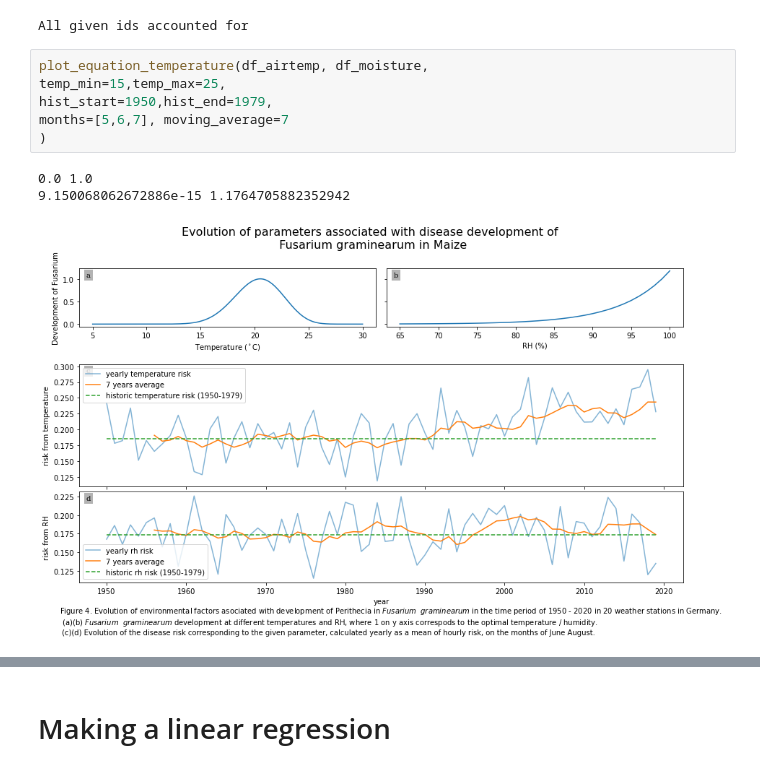
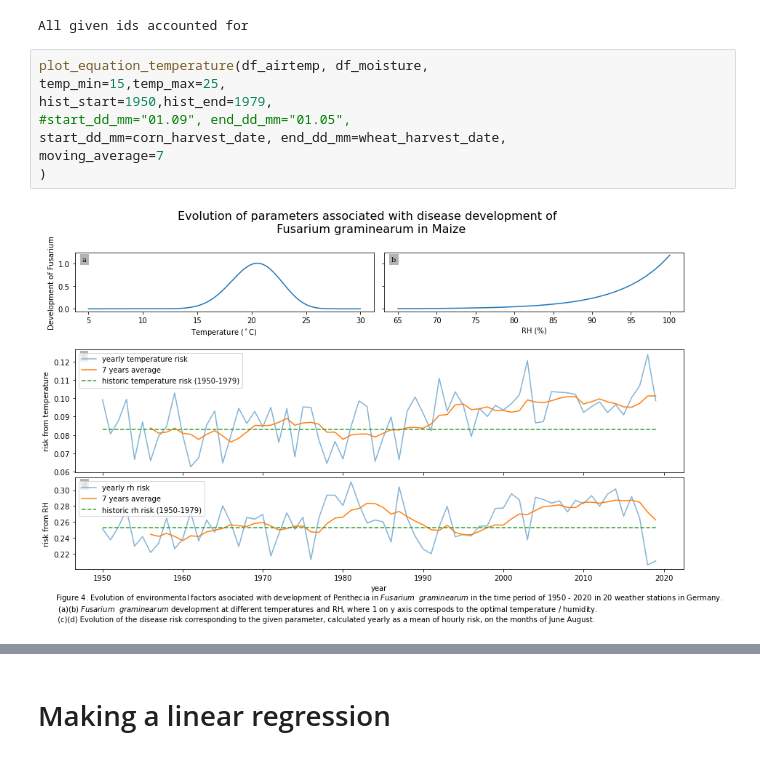
Before and after one commit to serbanradulescu/master_thesis, a Jupyter notebook: project.ipynb, the cells around one changed output, grey strips where cells are left out. Drawn from its saved outputs; the diff is of its cells as text.

```diff
--- a/project.ipynb
+++ b/project.ipynb
@@ -250,10 +249,10 @@ All given ids accounted for
 # %%
 plot_equation_temperature(df_airtemp, df_moisture,
 temp_min=15,temp_max=25,
 hist_start=1950,hist_end=1979,
-months=[5,6,7], moving_average=7
+#start_dd_mm="01.09", end_dd_mm="01.05",
+start_dd_mm=corn_harvest_date, end_dd_mm=wheat_harvest_date,
+moving_average=7
 )
 # %% [output]
-0.0 1.0
-9.150068062672886e-15 1.1764705882352942
-[figure, old version]
+[figure, new version]
```
Also changed, not shown: parts of 10 cells of this notebook, 1 other file.
